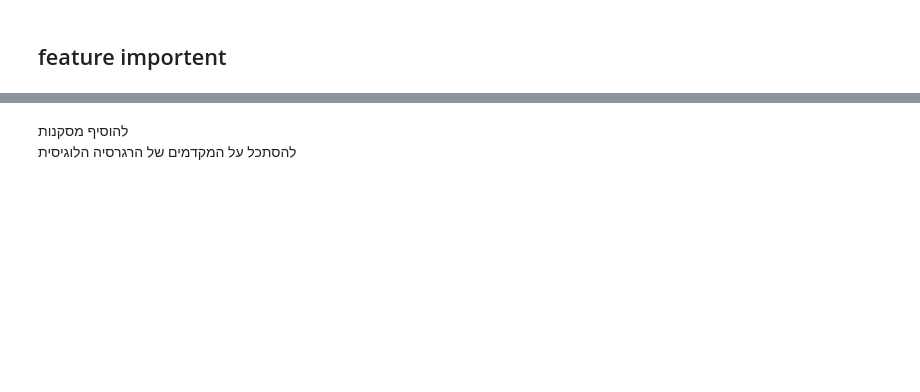
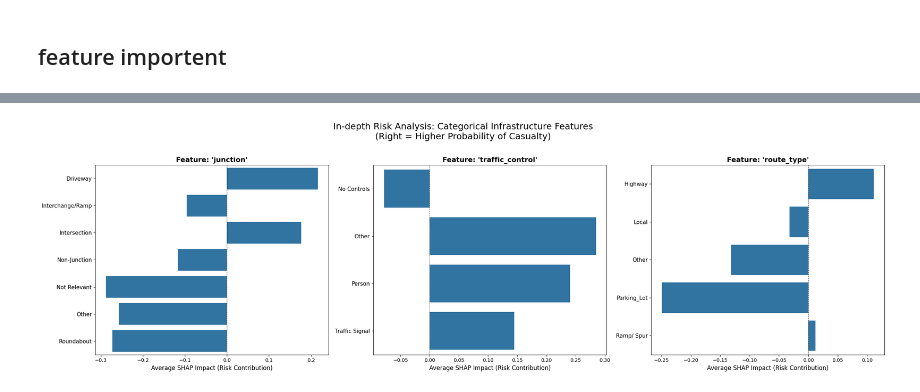
Before and after one commit to Elior-Dahan/project-machine-learning, a Jupyter notebook: 02_supervised_models.ipynb, the cells around one changed output, grey strips where cells are left out. Drawn from its saved outputs; the diff is of its cells as text; code cells hidden in the pictures; blank space fills up the shorter version.

```diff
--- a/02_supervised_models.ipynb
+++ b/02_supervised_models.ipynb
@@ -257,11 +258,8 @@ lgbm_pipeline = Pipeline([
         verbose=10,
         n_jobs=-1,
         categorical_feature='auto',
-       # objective='multiclass', # multi-class classification, softmax
-        objective = 'binary',
-       # num_class=3,
-       # metric='multi_logloss', # penalizes the model for being "confident and wrong"
-        metric='binary_logloss',
+        objective='multiclass', # multi-class classification, softmax
+        metric='multi_logloss', # penalizes the model for being "confident and wrong"
         importance_type='gain', # Better for interpretation and more fit to our goal
         random_state=42
     ))
@@ -817,7 +879,7 @@ rf_search = RandomizedSearchCV(
     random_state=42,
     n_jobs=-1
 )
-# rf_search.fit(X_train, y_train_encoded)
+rf_search.fit(X_train, y_train_encoded)
 
 # 2. Tune LightGBM
 # ---------------------------------------------------------
@@ -1138,3 +1277,50 @@ Negative SHAP = Reduces Casualty Risk
-# %% [markdown]
-להוסיף מסקנות
-להסתכל על המקדמים של הרגרסיה הלוגיסית
+# %%
+# 1. Define features to analyze
+features_to_analyze = ['junction', 'traffic_control', 'route_type']
+
+# 2. Setup the figure with subplots arranged in a single row
+num_features = len(features_to_analyze)
+fig, axes = plt.subplots(1, num_features, figsize=(24, 7), sharey=False)
+fig.suptitle("In-depth Risk Analysis: Categorical Infrastructure Features\n(Right = Higher Probability of Casualty)", fontsize=18, y=1.02)
+
+# 3. Loop through features and create a plot for each ax
+for i, feature in enumerate(features_to_analyze):
+    ax = axes[i] # Select current subplot axis
+
+    # --- Data Preparation (Same logic as before) ---
+    # Find feature index in SHAP data
+    try:
+        feature_idx = list(feature_names).index(feature)
+    except ValueError:
+        ax.text(0.5, 0.5, f"Feature '{feature}' not found in model input",
+                ha='center', va='center', transform=ax.transAxes)
+        continue
+
+    # Create DataFrame mapping raw categories to SHAP impact
+    analysis_df = pd.DataFrame({
+        'Category': X_test[feature].values,
+        'SHAP_Value': shap_values_target[:, feature_idx]
+    })
+
+    # Calculate mean risk per category and sort
+    category_risk = analysis_df.groupby('Category')['SHAP_Value'].mean().sort_values(ascending=False)
+
+
+    sns.barplot(
+        x=category_risk.values,
+        y=category_risk.index,
+        ax=ax # Draw on the current subplot
+    )
+
+    # Add reference line and format
+    ax.axvline(0, color='black', linestyle='--', linewidth=0.8, alpha=0.7)
+    ax.set_title(f"Feature: '{feature}'", fontsize=14, fontweight='bold')
+    ax.set_xlabel('Average SHAP Impact (Risk Contribution)', fontsize=12)
+    ax.set_ylabel('') # Hide Y label to save space (categories are self-explanatory)
+    ax.tick_params(axis='y', labelsize=11)
+
+# 4. Finalize Layout
+plt.tight_layout()
+plt.show()
+# %% [output]
+[figure, added]
```
Also changed, not shown: parts of 31 cells of this notebook.
